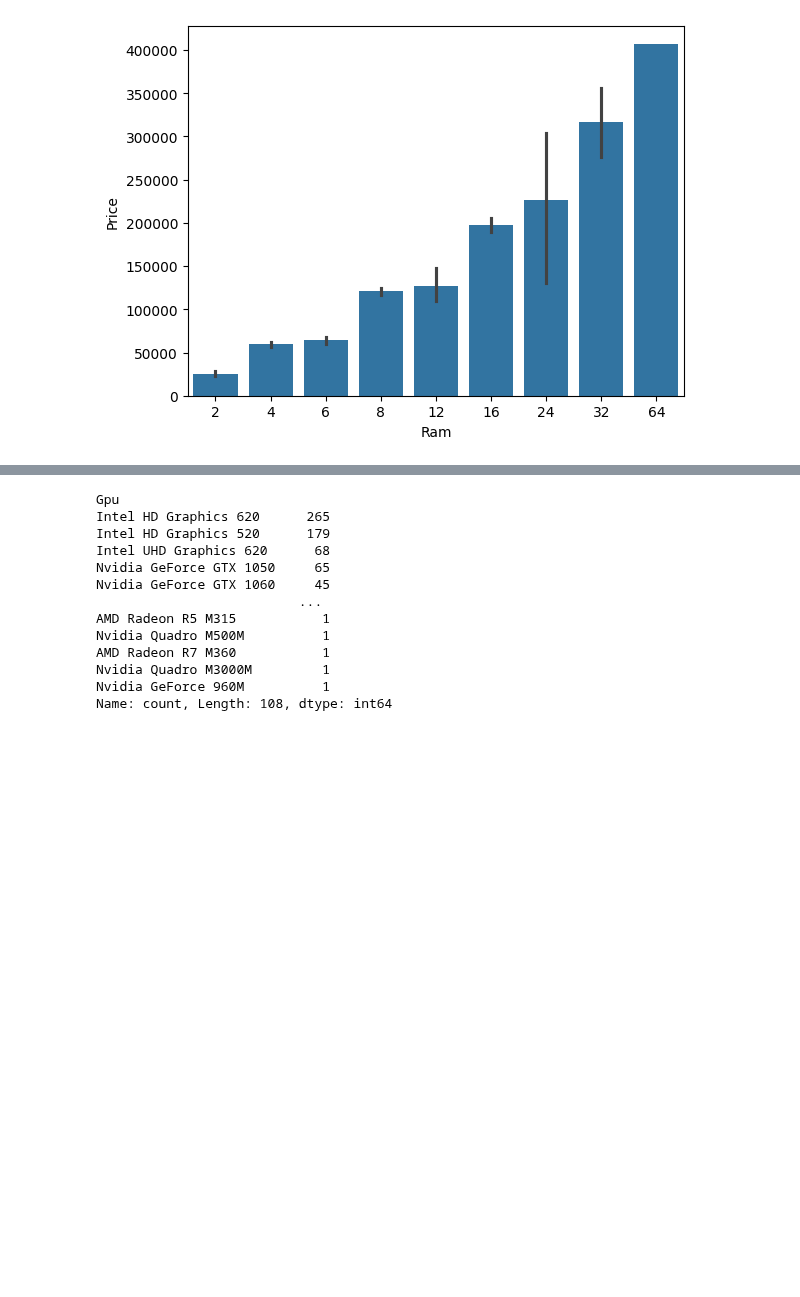
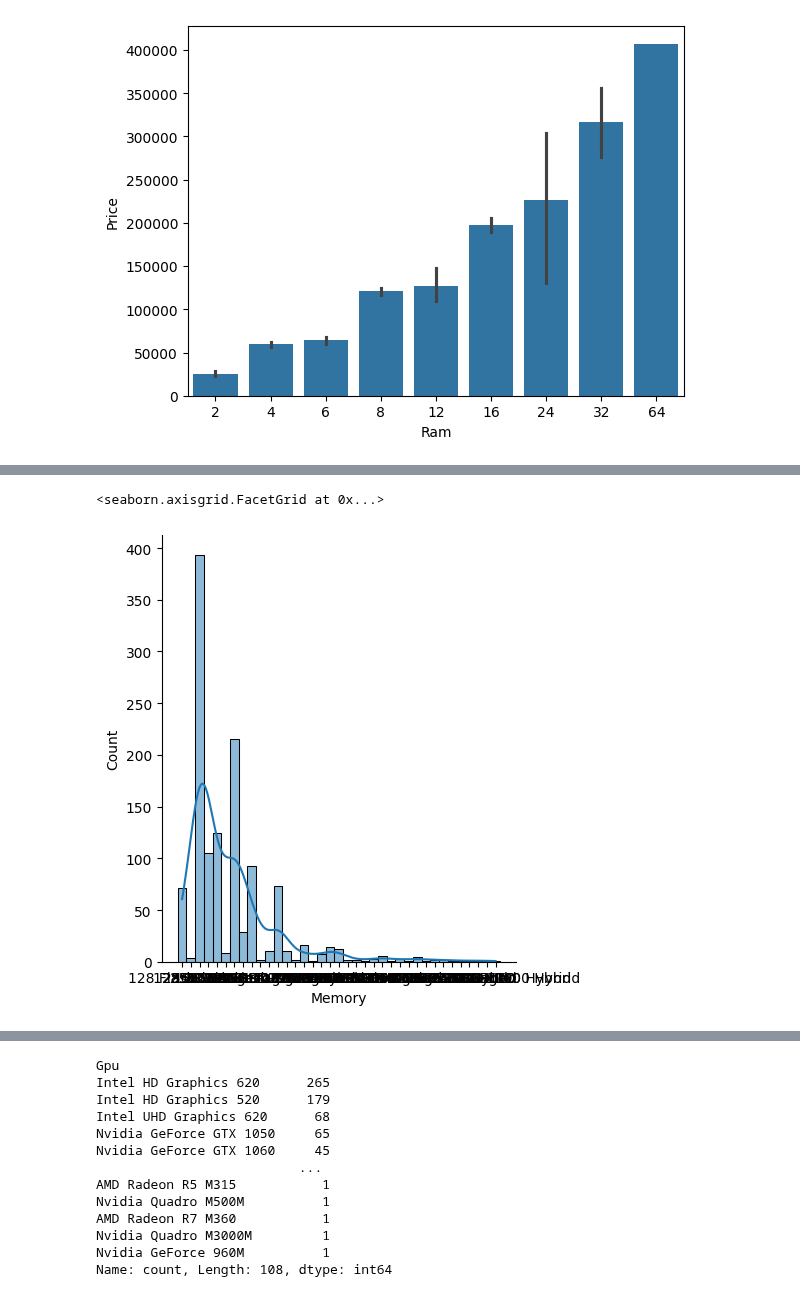
Before and after one commit to Avdhoot-Ukirde/Virtual-Environment-streamlit-Prediction-model, a Jupyter notebook: laptop.ipynb, the cells around one changed output, grey strips where cells are left out. Saved outputs shown, nothing was run; the diff lists cells and outputs as text; code cells hidden in the pictures; blank space fills up the shorter version.

```diff
--- a/laptop.ipynb
+++ b/laptop.ipynb
@@ -238,3 +301,8 @@ plt.show()
+# %%
+sb.displot(x=df['Memory'],kde = True)
+# %% [output]
+<seaborn.axisgrid.FacetGrid at 0x...>
+[figure, added]
 # %%
 df.sample()
 # %% [output]
```
Also changed, not shown: parts of 6 cells of this notebook.
